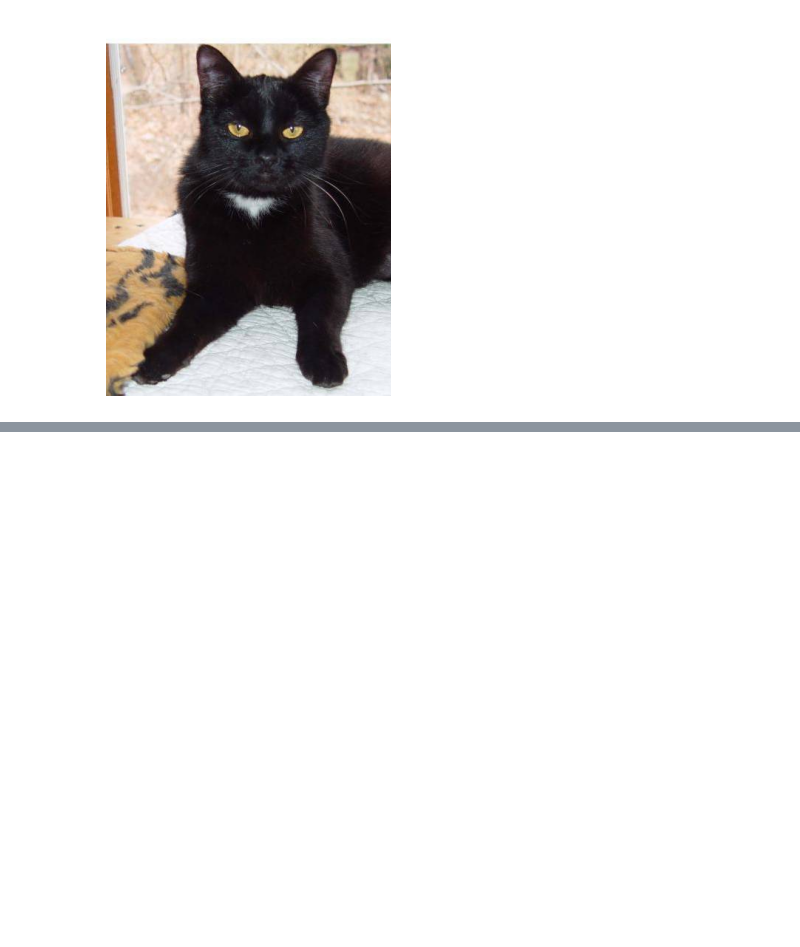
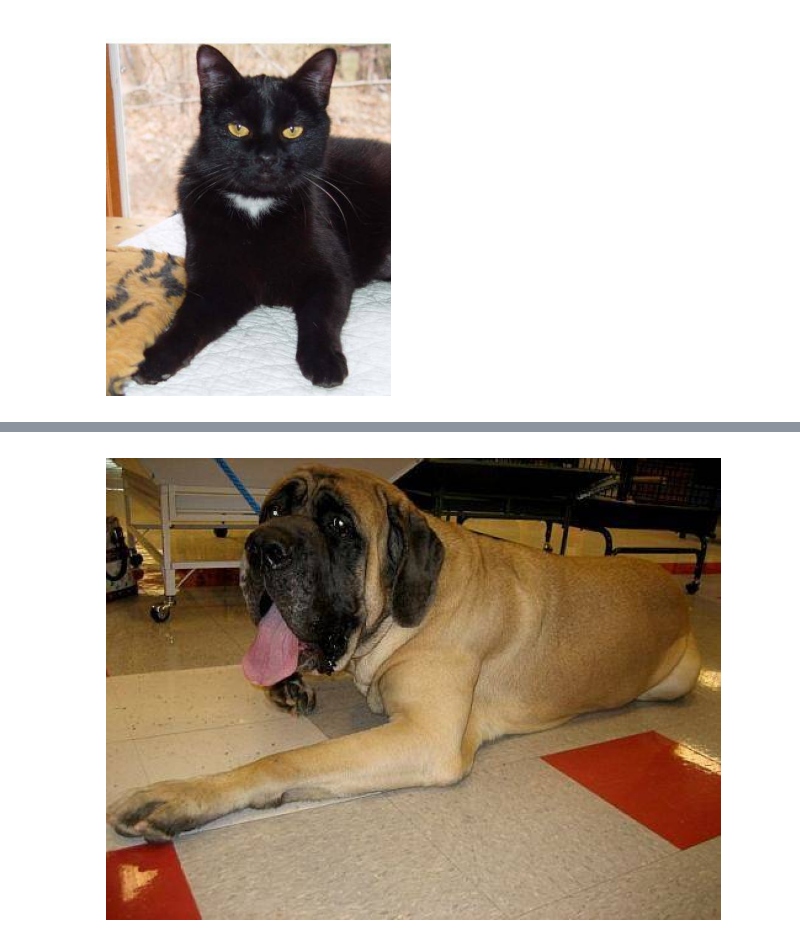
Before and after one commit to debjit11/PetVision, a Jupyter notebook: main.ipynb, the cells around one changed output, grey strips where cells are left out. Drawn from its saved outputs; the diff is of its cells as text; code cells hidden in the pictures; blank space fills up the shorter version.

```diff
--- a/main.ipynb
+++ b/main.ipynb
@@ -26,0 +52,11 @@ plt.show()
+# %%
+import numpy as np
+import seaborn as sns
+sns.set_theme()
+image_to_array = np.array(img)
+plt.figure(figsize=(8,6))
+plt.imshow(image_to_array)
+plt.axis(False)
+plt.show()
+# %% [output]
+[figure, added]
```
Also changed, not shown: parts of 2 cells of this notebook.
